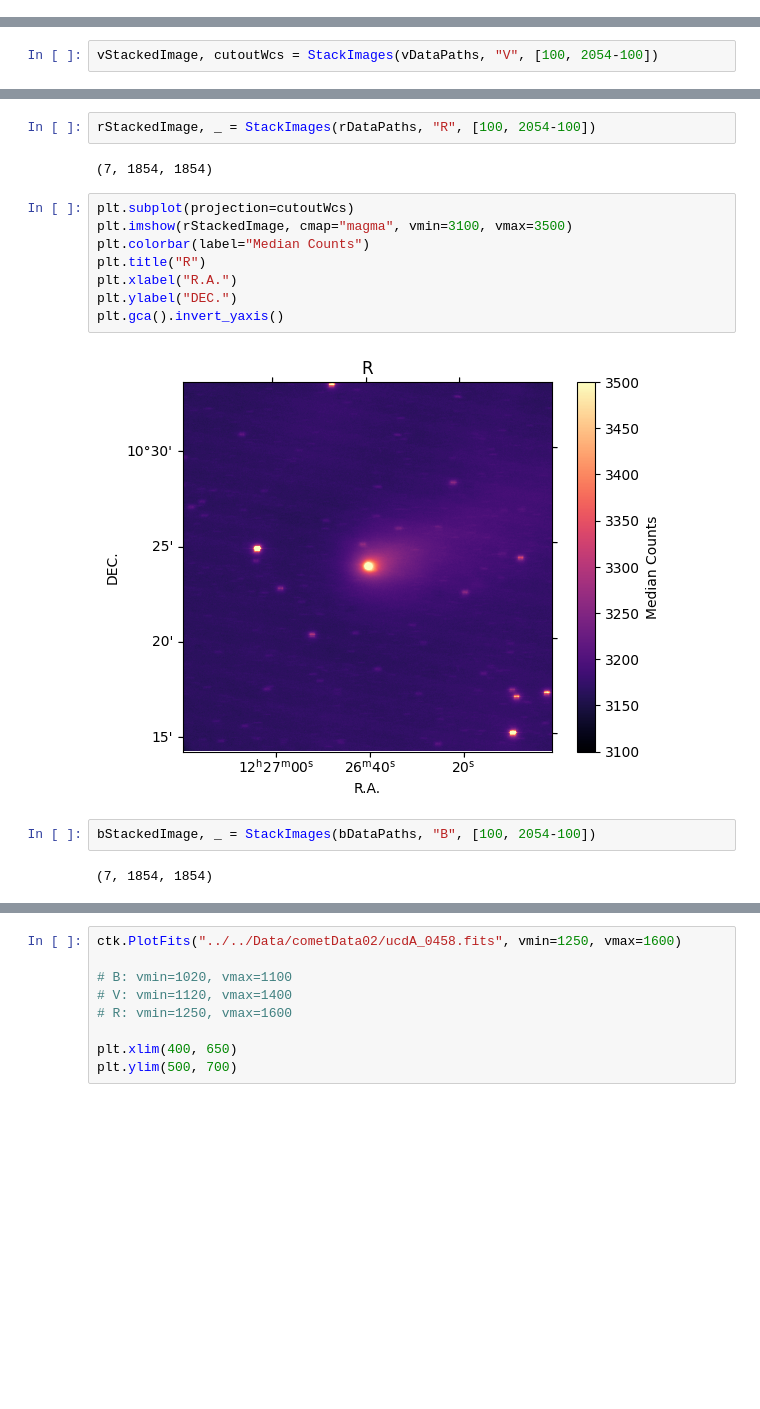
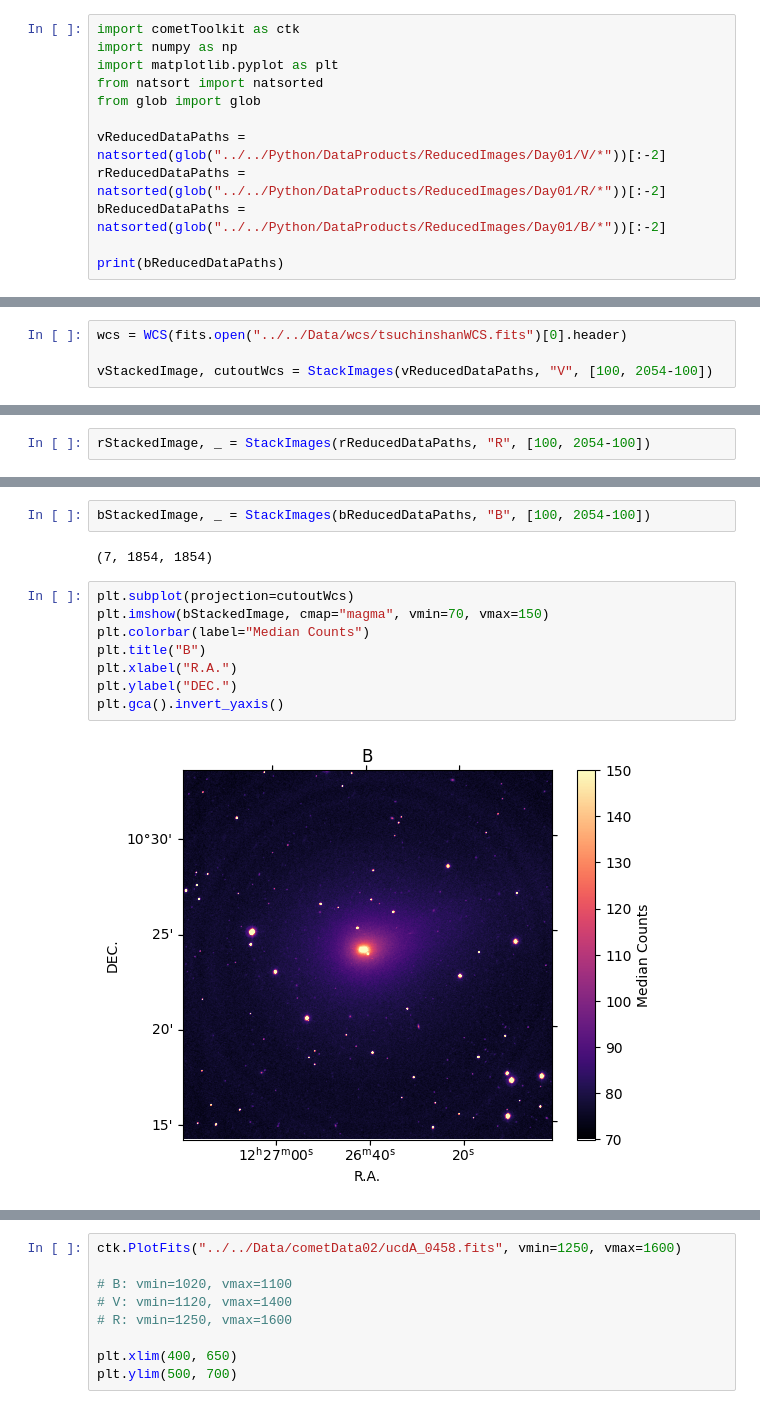
Before and after one commit to daraghhollman/Comet62P-Tsuchinshan, a Jupyter notebook: NewScripts/analysis.ipynb, the cells around one changed output, grey strips where cells are left out. Cells and saved outputs as stored; diff of their text form; blank space fills up the shorter version.

Commit message:
Full image reduction pipeline complete

```diff
--- a/NewScripts/analysis.ipynb
+++ b/NewScripts/analysis.ipynb
@@ -52,0 +96,12 @@ WARNING: FITSFixedWarning: The WCS transformation has more axes (2) than the ima
+# %%
+import cometToolkit as ctk
+import numpy as np
+import matplotlib.pyplot as plt
+from natsort import natsorted
+from glob import glob
+
+vReducedDataPaths = natsorted(glob("../../Python/DataProducts/ReducedImages/Day01/V/*"))[:-2]
+rReducedDataPaths = natsorted(glob("../../Python/DataProducts/ReducedImages/Day01/R/*"))[:-2]
+bReducedDataPaths = natsorted(glob("../../Python/DataProducts/ReducedImages/Day01/B/*"))[:-2]
+
+print(bReducedDataPaths)
@@ -75,3 +137,7 @@ def StackImages(paths, filter, bounds):
     stackedImage = np.median(stackingImages, axis=0) * np.sqrt(len(paths))
 
     return stackedImage, cutoutWcs
+# %%
+wcs = WCS(fits.open("../../Data/wcs/tsuchinshanWCS.fits")[0].header)
+
+vStackedImage, cutoutWcs = StackImages(vReducedDataPaths, "V", [100, 2054-100])
@@ -78,5 +157,5 @@ def StackImages(paths, filter, bounds):
 # %%
-vStackedImage, cutoutWcs = StackImages(vDataPaths, "V", [100, 2054-100])
+rStackedImage, _ = StackImages(rReducedDataPaths, "R", [100, 2054-100])
 # %% [output]
 (7, 1854, 1854)
 # %%
@@ -92,18 +171,14 @@ plt.gca().invert_yaxis()
 # %%
-rStackedImage, _ = StackImages(rDataPaths, "R", [100, 2054-100])
+bStackedImage, _ = StackImages(bReducedDataPaths, "B", [100, 2054-100])
 # %% [output]
 (7, 1854, 1854)
 # %%
 plt.subplot(projection=cutoutWcs)
-plt.imshow(rStackedImage, cmap="magma", vmin=3100, vmax=3500)
+plt.imshow(bStackedImage, cmap="magma", vmin=70, vmax=150)
 plt.colorbar(label="Median Counts")
-plt.title("R")
+plt.title("B")
 plt.xlabel("R.A.")
 plt.ylabel("DEC.")
 plt.gca().invert_yaxis()
 # %% [output]
-[figure, old version]
+[figure, new version]
-# %%
-bStackedImage, _ = StackImages(bDataPaths, "B", [100, 2054-100])
-# %% [output]
-(7, 1854, 1854)
```
Also changed, not shown: parts of 15 cells of this notebook, 8 other files.
